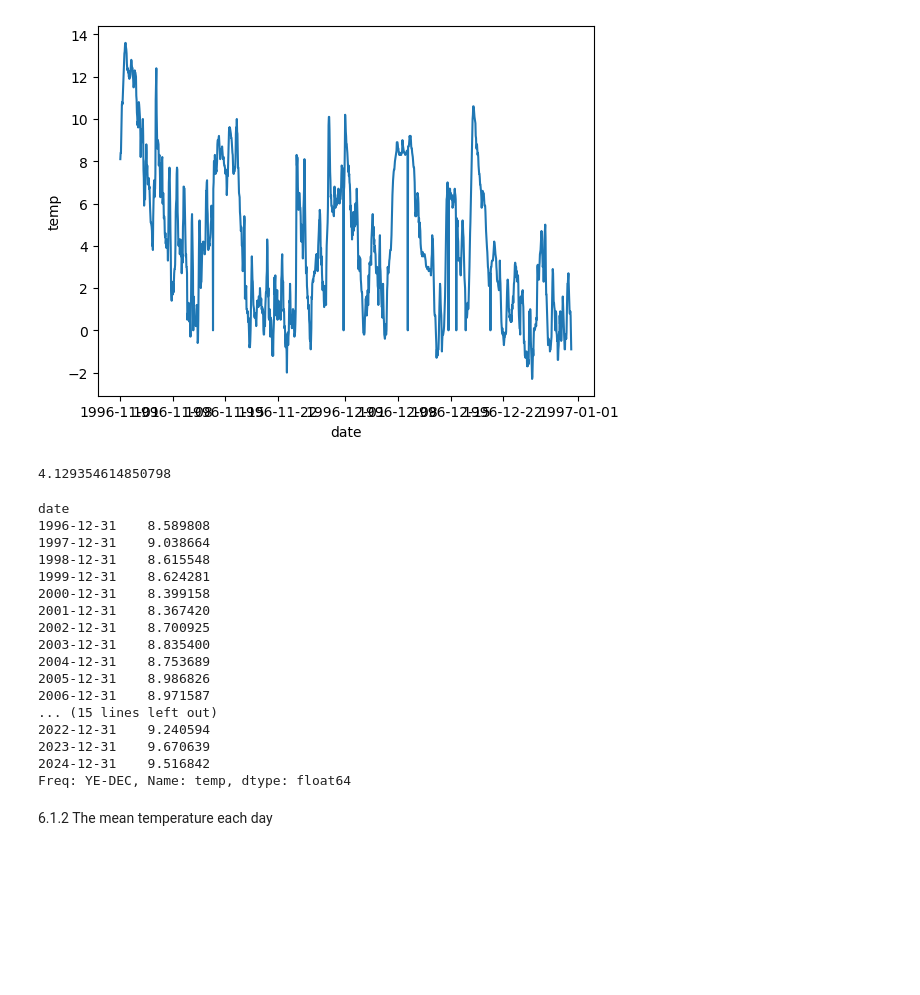
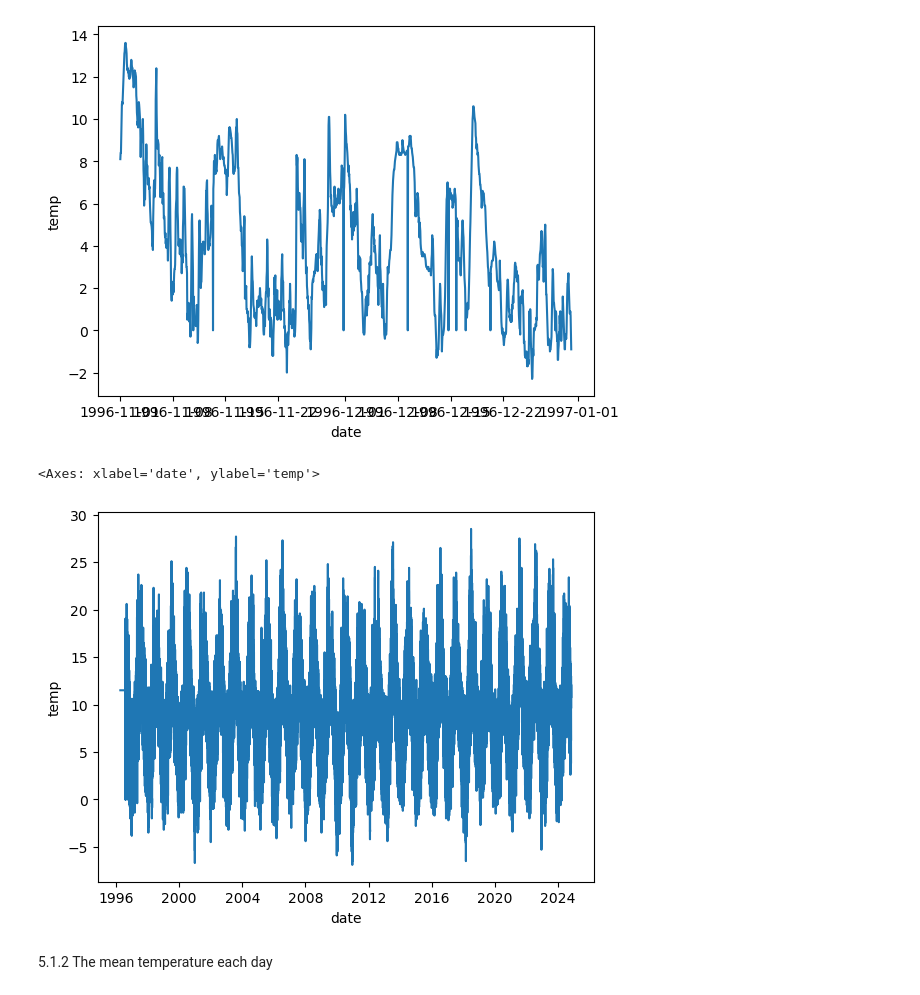
Before and after one commit to SBCURLEY/PFDA-assignments, a Jupyter notebook: assignment_6_Weather.ipynb, the cells around one changed output. Drawn from its saved outputs; the diff is of its cells as text; code cells hidden in the pictures; blank space fills up the shorter version.

```diff
--- a/assignment_6_Weather.ipynb
+++ b/assignment_6_Weather.ipynb
@@ -282,33 +230,18 @@ sns.lineplot(data=df.loc[dateFrom:dateTo], x="date", y="temp")
 <Axes: xlabel='date', ylabel='temp'>
 [figure]
 # %%
-dateFrom = "1996-11-01 01:00:00"
-dateTo = "1996-12-31 01:00:00"
-df.loc[dateFrom:dateTo]['temp'].mean()
+# Playing with mean -expected 4.129
+#dateFrom = "1996-11-01 01:00:00"
+#dateTo = "1996-12-31 01:00:00"
+#df.loc[dateFrom:dateTo]['temp'].mean()
-# %% [output]
-4.129354614850798
 # %%
-#Resample to yearly data
+# Resample to yearly data to graph
 
 df["temp"].resample("1y").mean()
+sns.lineplot(data=df, x="date", y="temp")
 # %% [output]
-date
-1996-12-31    8.589808
-1997-12-31    9.038664
-1998-12-31    8.615548
-1999-12-31    8.624281
-2000-12-31    8.399158
-2001-12-31    8.367420
-2002-12-31    8.700925
-2003-12-31    8.835400
-2004-12-31    8.753689
-2005-12-31    8.986826
-2006-12-31    8.971587
-... (15 lines left out)
-2022-12-31    9.240594
-2023-12-31    9.670639
-2024-12-31    9.516842
-Freq: YE-DEC, Name: temp, dtype: float64
+<Axes: xlabel='date', ylabel='temp'>
+[figure, added]
 # %% [markdown]
-6.1.2 The mean temperature each day
+5.1.2 The mean temperature each day
 # %%
```
Also changed, not shown: parts of 35 cells of this notebook, 1 other file.
